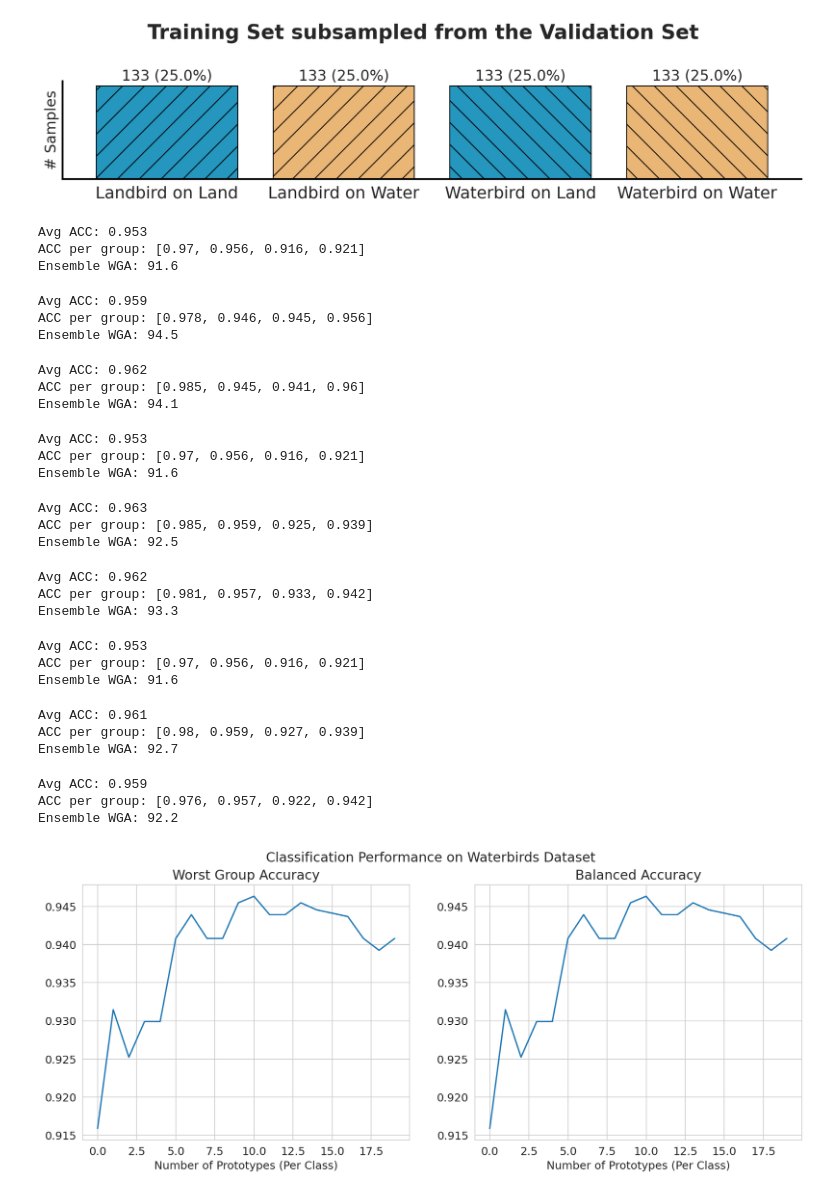
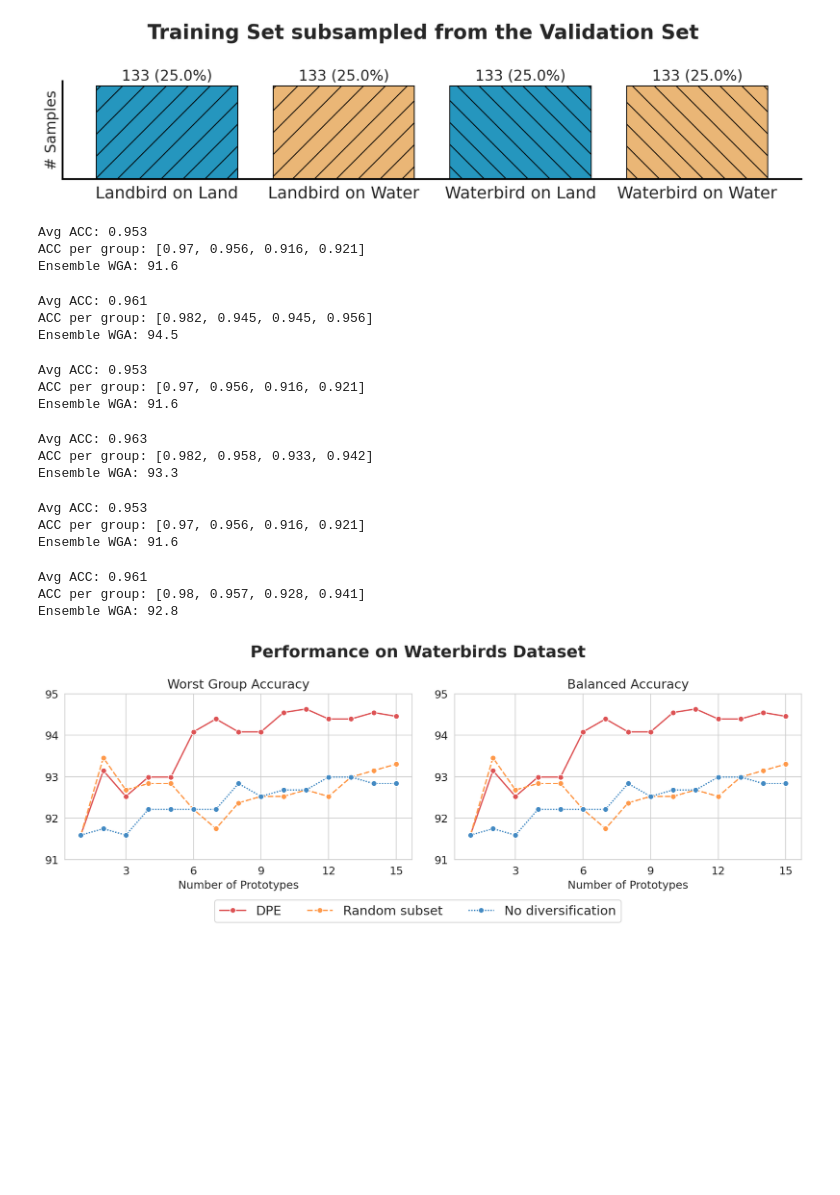
Before and after one commit to minhto2802/DPE, a Jupyter notebook: notebooks/01_waterbirds_with_attribute_annotation.ipynb, the cells around one changed output. Drawn from its saved outputs; the diff is of its cells as text; code cells hidden in the pictures; blank space fills up the shorter version.

Commit message:
notebooks in progress

```diff
--- a/notebooks/01_waterbirds_with_attribute_annotation.ipynb
+++ b/notebooks/01_waterbirds_with_attribute_annotation.ipynb
@@ -244,7 +245,7 @@ if show_cov_scheduler:
 from functools import partial
 
 
-def train_ensemble(cov_reg=5e5, random_subset=True, num_stages=20, show_freq=10, seed=0):
+def train_ensemble(cov_reg=5e5, random_subset=True, num_stages=15, show_freq=15, seed=0):
     fix_random_seed(seed)
     full_model = None
     prototype_ensemble = []
@@ -268,7 +269,7 @@ def train_ensemble(cov_reg=5e5, random_subset=True, num_stages=20, show_freq=10,
 
         if stage <= num_stages + 1 and random_subset:
             train_loader = get_train_loader(datasets, attr_availability)
-    return ensemble_wga, ensemble_wga
+    return ensemble_wga, ensemble_balanced_acc
 
 
 metrics = {'DPE': train_ensemble(cov_reg=5e5, random_subset=True)}
@@ -276,12 +277,9 @@ metrics = {'DPE': train_ensemble(cov_reg=5e5, random_subset=True)}
 Avg ACC: 0.953
 ACC per group: [0.97, 0.956, 0.916, 0.921]
 Ensemble WGA: 91.6
-Avg ACC: 0.959
-ACC per group: [0.978, 0.946, 0.945, 0.956]
+Avg ACC: 0.961
+ACC per group: [0.982, 0.945, 0.945, 0.956]
 Ensemble WGA: 94.5
-Avg ACC: 0.962
-ACC per group: [0.985, 0.945, 0.941, 0.96]
-Ensemble WGA: 94.1
 # %%
 metrics['Random subset'] = train_ensemble(cov_reg=0, random_subset=True)
 # %% [output]
@@ -289,11 +287,8 @@ Avg ACC: 0.953
 ACC per group: [0.97, 0.956, 0.916, 0.921]
 Ensemble WGA: 91.6
 Avg ACC: 0.963
-ACC per group: [0.985, 0.959, 0.925, 0.939]
-Ensemble WGA: 92.5
+ACC per group: [0.982, 0.958, 0.933, 0.942]
+Ensemble WGA: 93.3
-Avg ACC: 0.962
-ACC per group: [0.981, 0.957, 0.933, 0.942]
-Ensemble WGA: 93.3
 # %%
 metrics['No diversification'] = train_ensemble(cov_reg=0, random_subset=False)
 # %% [output]
@@ -301,23 +296,14 @@ Avg ACC: 0.953
 ACC per group: [0.97, 0.956, 0.916, 0.921]
 Ensemble WGA: 91.6
 Avg ACC: 0.961
-ACC per group: [0.98, 0.959, 0.927, 0.939]
-Ensemble WGA: 92.7
+ACC per group: [0.98, 0.957, 0.928, 0.941]
+Ensemble WGA: 92.8
-Avg ACC: 0.959
-ACC per group: [0.976, 0.957, 0.922, 0.942]
-Ensemble WGA: 92.2
-# %%
-import pylab as plt
-plt.rcParams.update({'font.size': 12})
-
-import seaborn as sns
-fig, axes = plt.subplots(1, 2, figsize=(14, 5), dpi=150)
-_ = sns.lineplot(metrics['DPE'][0], ax=axes[0])
-axes[0].set_title('Worst Group Accuracy')
-axes[0].set_xlabel('Number of Prototypes (Per Class)')
-_ = sns.lineplot(metrics['DPE'][1], ax=axes[1])
-axes[1].set_title('Balanced Accuracy')
-plt.suptitle('Classification Performance on Waterbirds Dataset')
-_ = axes[1].set_xlabel('Number of Prototypes (Per Class)')
-# %% [output]
-[figure, removed]
+# %%
+from notebooks.utils_plot import dict_to_df, plot_metrics
+
+df = dict_to_df(metrics)
+fig, axes = plt.subplots(1, 2, figsize=(12, 4), dpi=150)
+plot_metrics(df, 'Worst Group Accuracy', axes[0])
+plot_metrics(df, 'Balanced Accuracy', axes[1], show_legend=True)
+# %% [output]
+[figure, added]
```
Also changed, not shown: parts of 3 cells of this notebook, 2 other files.
